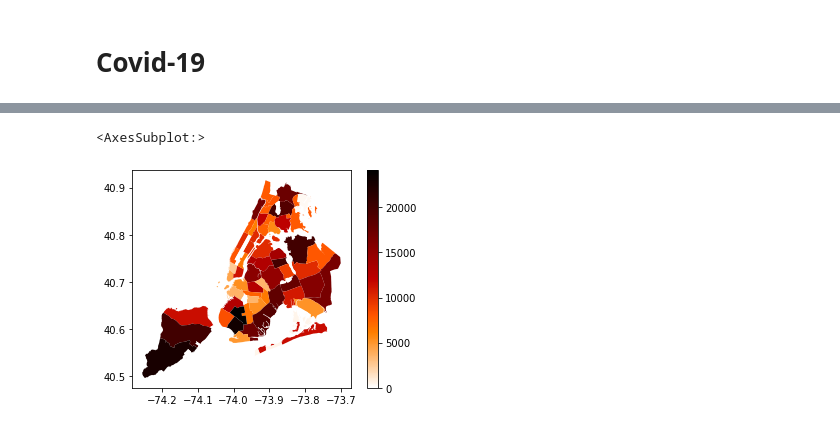
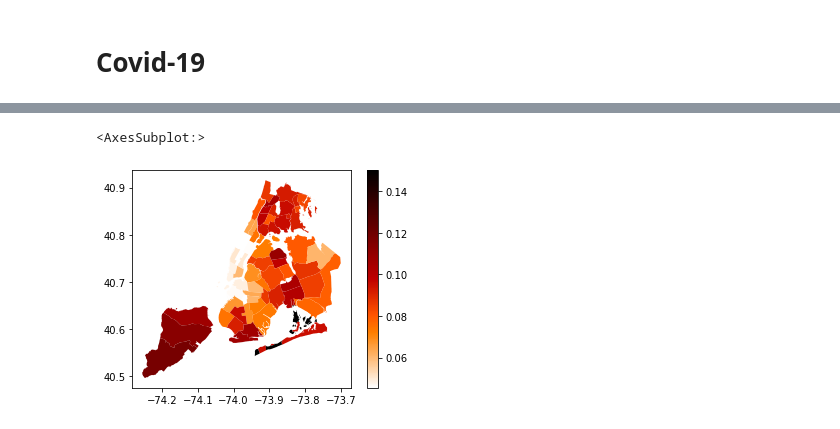
Before and after one commit to chengzegang/Relationship-between-Covid-19-and-Unlawful-Incidents-in-New-York-City, a Jupyter notebook: overview_part2_RCI.ipynb, the cells around one changed output, grey strips where cells are left out. Cells and saved outputs as stored; diff of their text form; code cells hidden in the pictures.

```diff
--- a/overview_part2_RCI.ipynb
+++ b/overview_part2_RCI.ipynb
@@ -79,6 +83,6 @@ Name: RCI, Length: 71, dtype: float64
 # %%
 RCI_diff = crime20[['geometry']]
-RCI_diff['diff'] = crime20['RCI'] - crime19['RCI']
+RCI_diff['diff'] = (crime20['RCI'] - crime19['RCI']) * (crime19['RCI'] + crime20['RCI']) / 2
 # %% [output]
 A value is trying to be set on a copy of a slice from a DataFrame.
 Try using .loc[row_indexer,col_indexer] = value instead
@@ -99,5 +102,6 @@ It seems that Manhattan' CRI decreased and Broxn's CRI increased. Other distrits
 # Covid-19
 # %%
 covid = gpd.read_file('data/covid_geo.geojson')
+covid['RCI'] = crime20['RCI']
 covid
 # %% [output]
@@ -116,0 +121,8 @@ covid
+# %%
+covid = covid[covid.pop_deno != 0]
+covid['pos_rate'] = covid['case_num'] / covid['pop_deno']
+covid['death_rate'] = covid['death_num'] / covid['pop_deno']
+pop_mean = covid['pop_deno'].mean()
+covid['RCI_rate'] = covid['RCI'] * (covid['pop_deno'] / pop_mean)
+covid['RCI_diff'] = RCI_diff['diff']
+covid
@@ -117,5 +143,5 @@ covid
 # %%
-covid_geo.plot(column='case_num', legend=True, cmap='gist_heat_r')
+covid.plot(column='pos_rate', legend=True, cmap='gist_heat_r')
 # %% [output]
 <AxesSubplot:>
-[figure, old version]
+[figure, new version]
```
Also changed, not shown: parts of 27 cells of this notebook, 2 other files.
